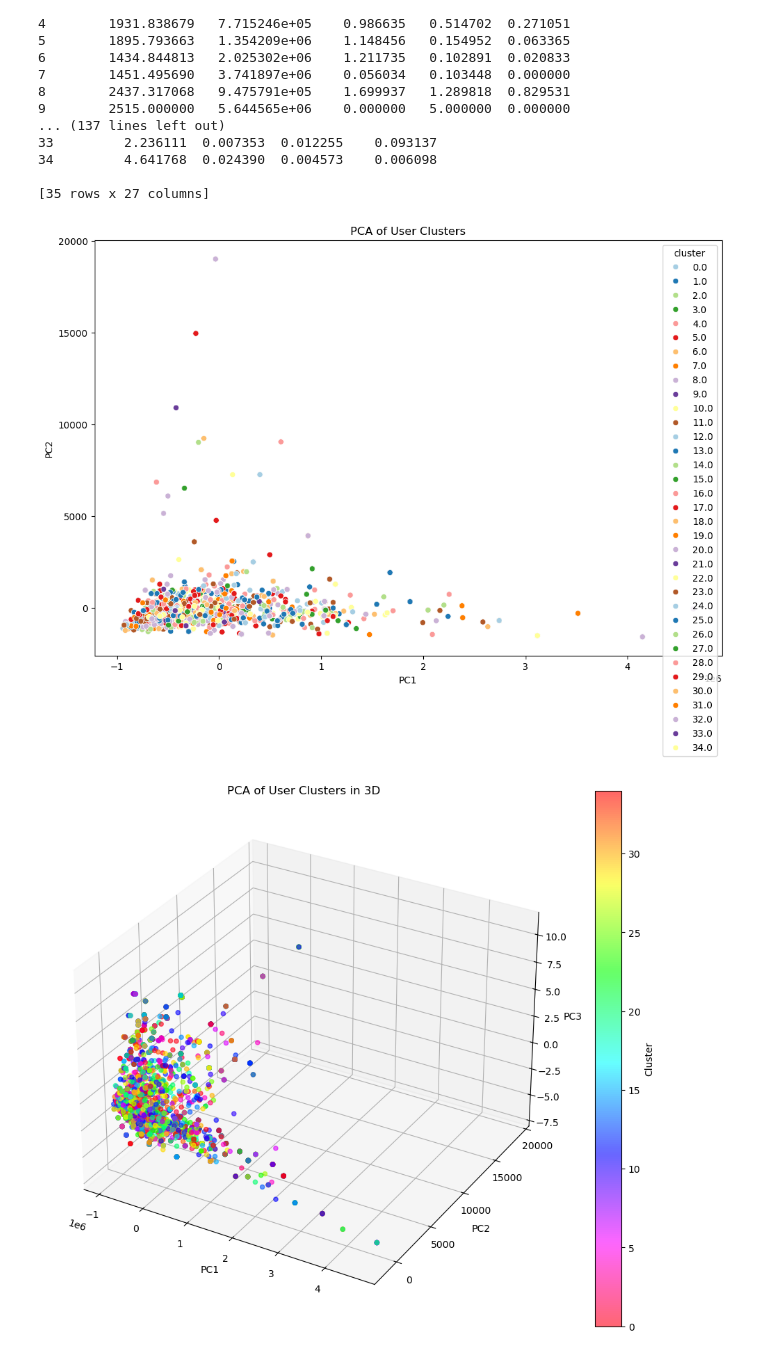
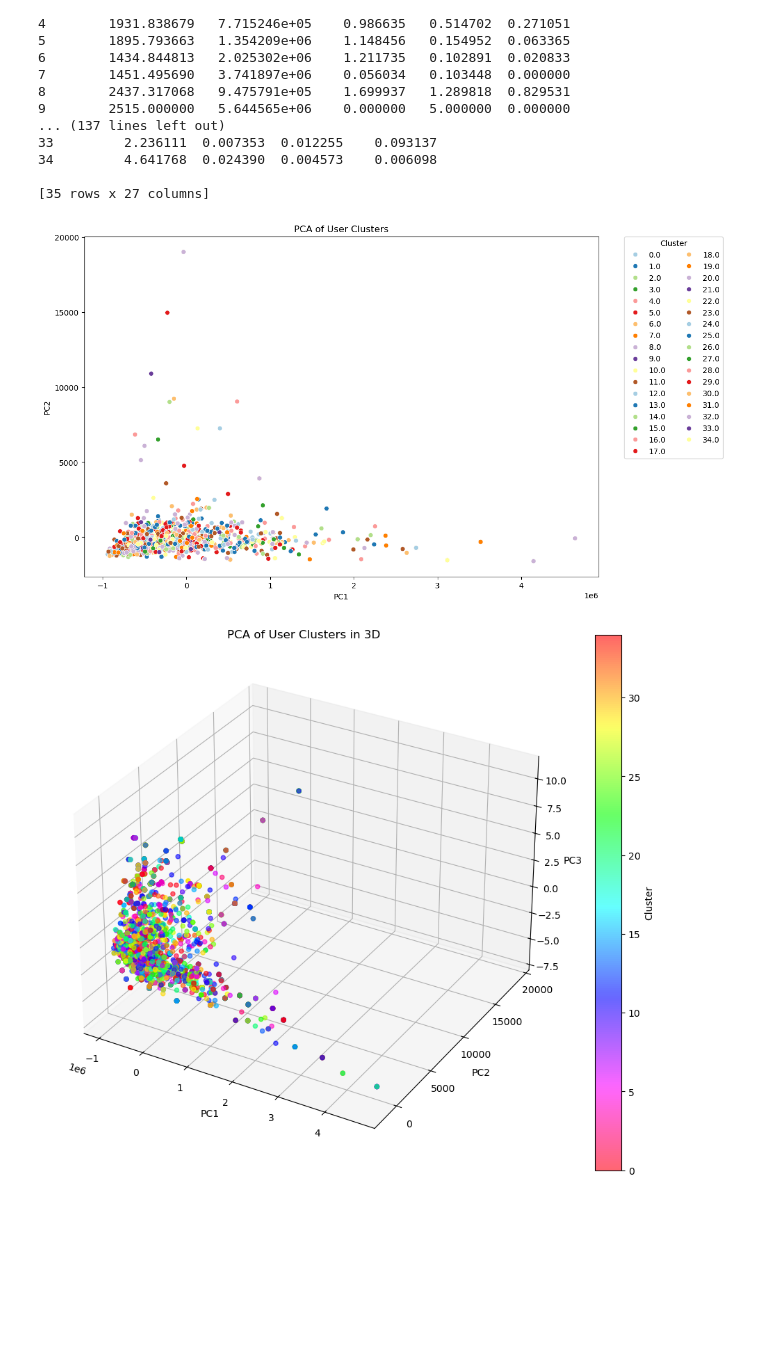
Before and after one commit to LeaKleemann/HA_MaschinellesLernen_MADS23oB, a Jupyter notebook: userlcuster04.ipynb, the cells around one changed output. Cells and saved outputs as stored; diff of their text form; code cells hidden in the pictures; blank space fills up the shorter version.

```diff
--- a/userlcuster04.ipynb
+++ b/userlcuster04.ipynb
@@ -345,24 +354,26 @@ cluster
 # %%
 #initially it was viridis color palette, but that was very monotonic, changed it to Paired, still not very helpful
 
 from sklearn.decomposition import PCA
 import seaborn as sns
 
 # Reduce to 2D for visualization
 pca = PCA(n_components=2)
 reduced_data = pca.fit_transform(user_vectors.drop('cluster', axis=1))
 
 # Create a DataFrame for plotting
 df_pca = pd.DataFrame(reduced_data, columns=['PC1', 'PC2'])
 df_pca['cluster'] = user_vectors['cluster']
 
 # Plot the clusters
 plt.figure(figsize=(12, 8))
 sns.scatterplot(data=df_pca, x='PC1', y='PC2', hue='cluster', palette='Paired', legend='full')
 plt.title('PCA of User Clusters')
+# Adjust the legend to fit into the visual
+plt.legend(title='Cluster', bbox_to_anchor=(1.05, 1), loc='upper left', borderaxespad=0, ncol=2)
 plt.show()
 # %% [output]
-[figure, old version]
+[figure, new version]
 # %%
 # trying out 3d visualization, see if that helps, tried out with 25 clusters, very unsatisfying, trying with 75 clusters, not really helping either
 # prepare data for it
```
Also changed, not shown: parts of 47 cells of this notebook, 1 other file.
